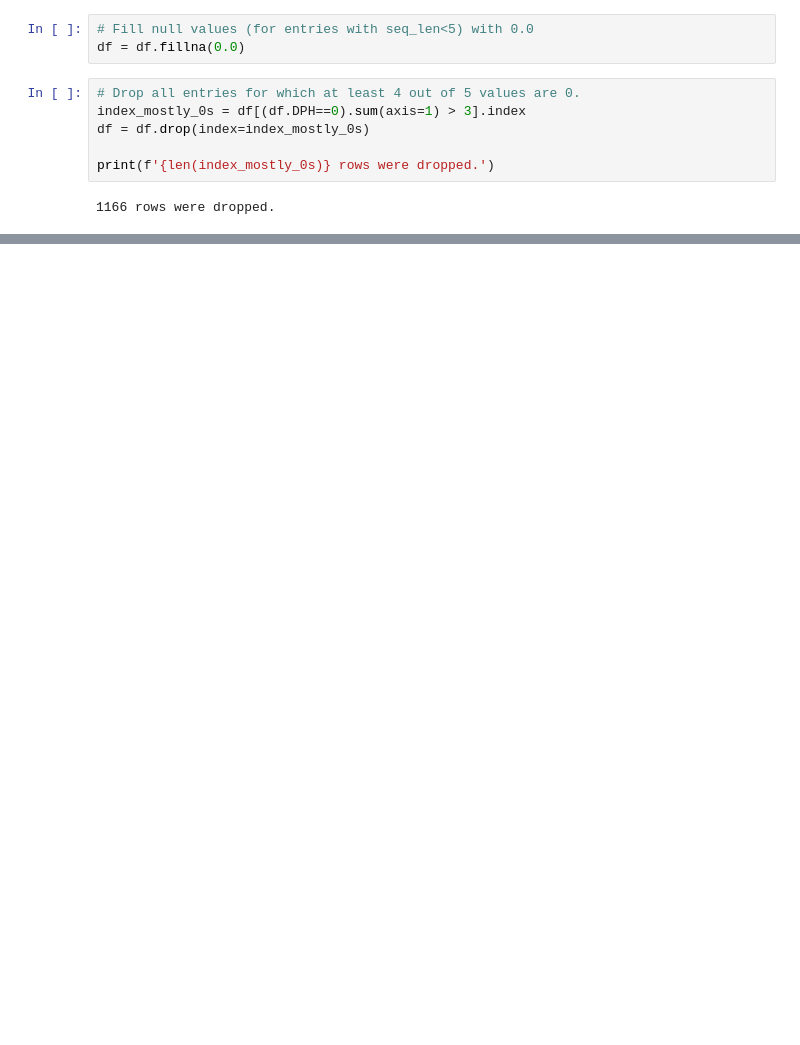
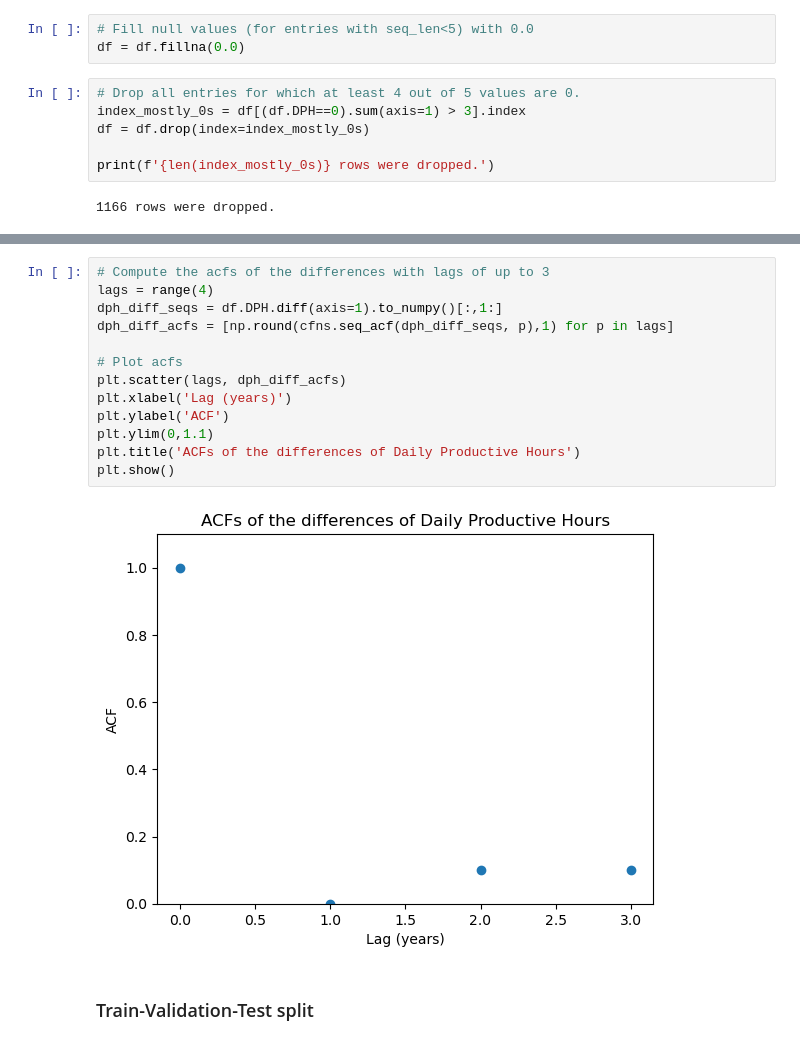
Before and after one commit to ndoroud/Hospital_Staffing, a Jupyter notebook: staffing.ipynb, the cells around one changed output, grey strips where cells are left out. Saved outputs shown, nothing was run; the diff lists cells and outputs as text; blank space fills up the shorter version.

```diff
--- a/staffing.ipynb
+++ b/staffing.ipynb
@@ -956,0 +928,17 @@ test_ds = tf.data.Dataset.from_tensor_slices(
+# %%
+# Compute the acfs of the differences with lags of up to 3
+lags = range(4)
+dph_diff_seqs = df.DPH.diff(axis=1).to_numpy()[:,1:]
+dph_diff_acfs = [np.round(cfns.seq_acf(dph_diff_seqs, p),1) for p in lags]
+
+# Plot acfs
+plt.scatter(lags, dph_diff_acfs)
+plt.xlabel('Lag (years)')
+plt.ylabel('ACF')
+plt.ylim(0,1.1)
+plt.title('ACFs of the differences of Daily Productive Hours')
+plt.show()
+# %% [output]
+[figure, added]
+# %% [markdown]
+### Train-Validation-Test split
```
Also changed, not shown: parts of 33 cells of this notebook, 1 other file.
